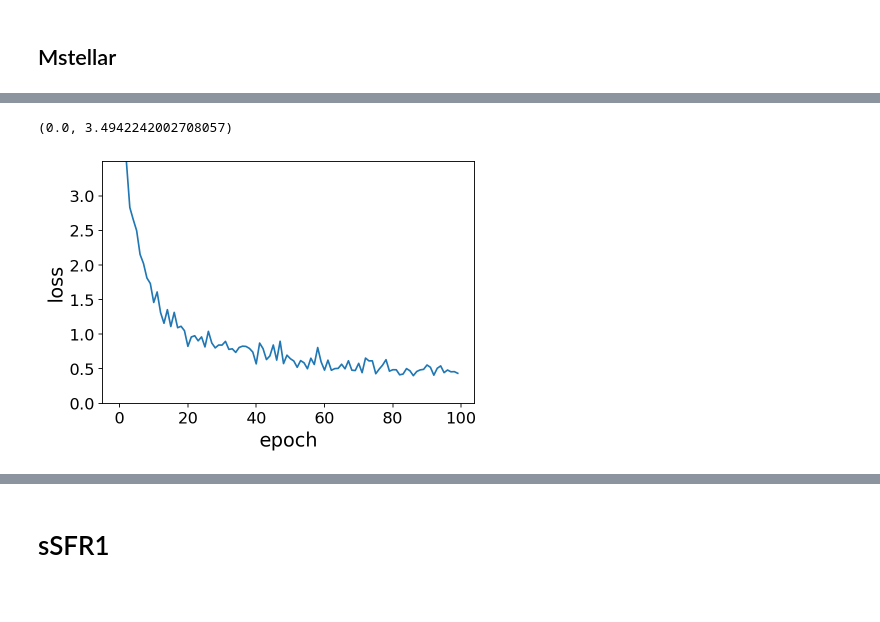
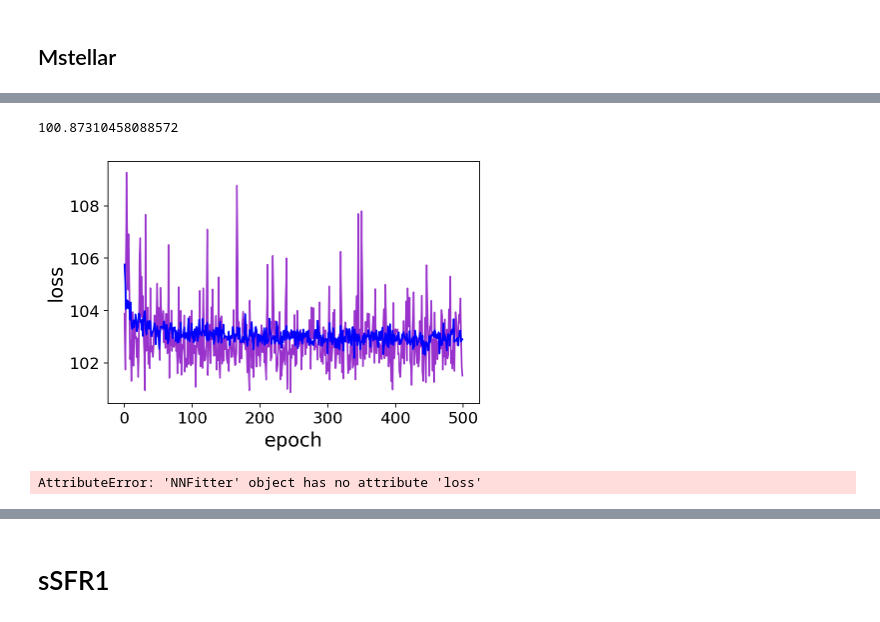
Before and after one commit to kstoreyf/equivariant-cosmology, a Jupyter notebook: notebooks/2022-08-30_fit_NN.ipynb, the cells around one changed output, grey strips where cells are left out. Saved outputs shown, nothing was run; the diff lists cells and outputs as text; code cells hidden in the pictures.

```diff
--- a/notebooks/2022-08-30_fit_NN.ipynb
+++ b/notebooks/2022-08-30_fit_NN.ipynb
@@ -130,9 +157,18 @@ nnfitter.load_model(fn_model)
+# %%
+plt.plot(nnfitter.loss_valid, color='darkorchid', label='Validation')
+plt.plot(nnfitter.loss_train, color='blue', label='Training')
+plt.xlabel('epoch')
+plt.ylabel('loss')
+#plt.ylim(0,300)
+#plt.ylim(0, nnfitter.loss_train[2])
+print(np.min(nnfitter.loss_valid))
+# %% [output]
+100.87310458088572
+[figure, added]
 # %%
-plt.plot(nnfitter.loss)
+plt.plot(nnfitter.loss, color='darkorchid')
 plt.xlabel('epoch')
 plt.ylabel('loss')
-plt.ylim(0, nnfitter.loss[2])
 # %% [output]
-(0.0, 3.4942242002708057)
+AttributeError: 'NNFitter' object has no attribute 'loss'
-[figure, removed]
 # %%
```
Also changed, not shown: parts of 92 cells of this notebook, 2 other files.
